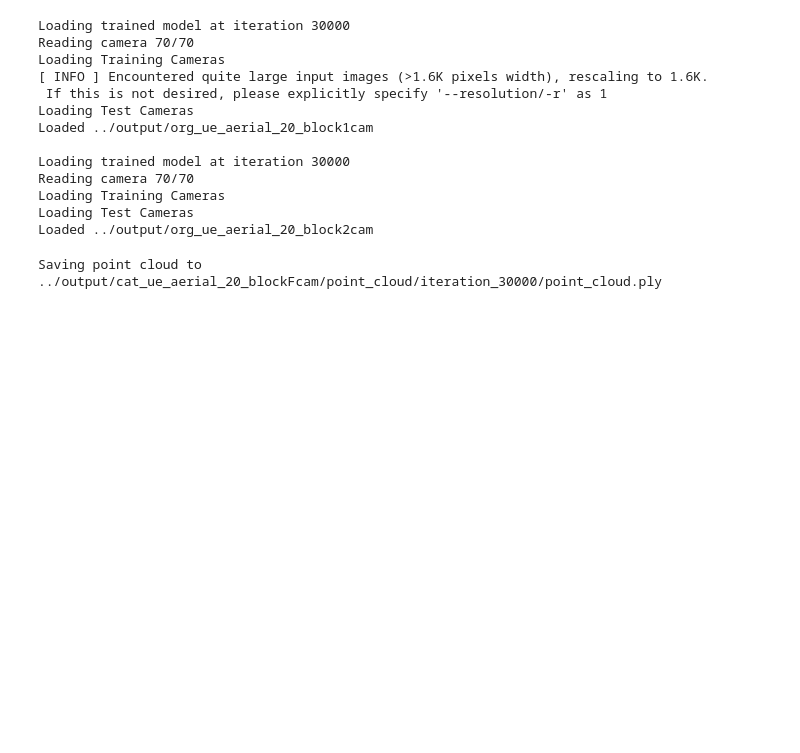
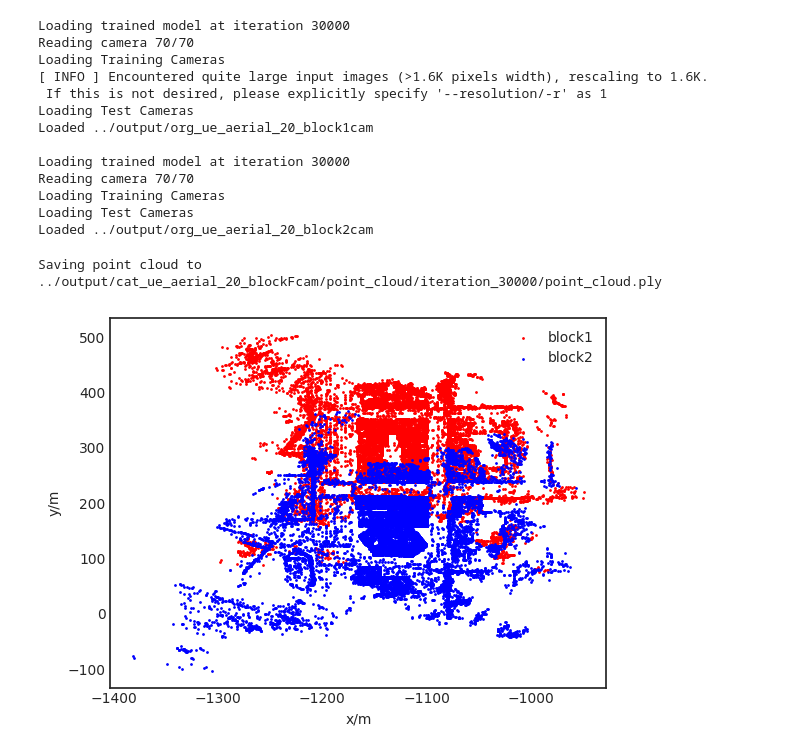
Before and after one commit to DekuLiuTesla/CityGaussian, a Jupyter notebook: notebooks/merge_analysis.ipynb, the cells around one changed output. Cells and saved outputs as stored; diff of their text form; code cells hidden in the pictures; blank space fills up the shorter version.

```diff
--- a/notebooks/merge_analysis.ipynb
+++ b/notebooks/merge_analysis.ipynb
@@ -98,6 +99,18 @@ fused_gaussians.save_ply(save_path)
 print(f"Saving point cloud to {save_path}")
 # %% [output]
 Saving point cloud to ../output/cat_ue_aerial_20_blockFcam/point_cloud/iteration_30000/point_cloud.ply
+# %%
+# show area of two blocks under BEV
+plt.figure()
+plt.style.use('seaborn-white')
+plt.scatter(gaussians1._xyz[::100, 0].detach().cpu(), gaussians1._xyz[::100, 1].detach().cpu(), s=1, c='r', label='block1')
+plt.scatter(gaussians2._xyz[::100, 0].detach().cpu(), gaussians2._xyz[::100, 1].detach().cpu(), s=1, c='b', label='block2')
+plt.legend()
+plt.xlabel('x/m')
+plt.ylabel('y/m')
+plt.show()
+# %% [output]
+[figure, added]
 # %%
 with torch.no_grad():
     views1 = scene1.getTestCameras()  # getTrainCameras, getTestCameras
```
Also changed, not shown: parts of 3 cells of this notebook, 2 other files.
